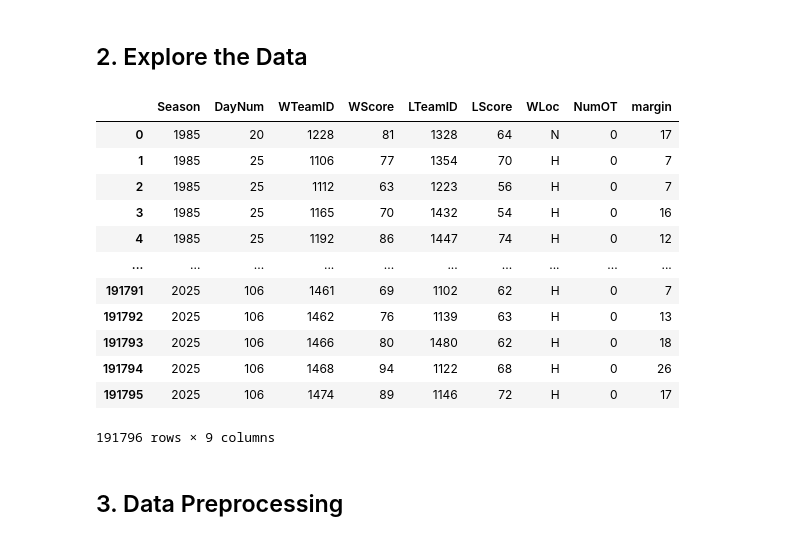
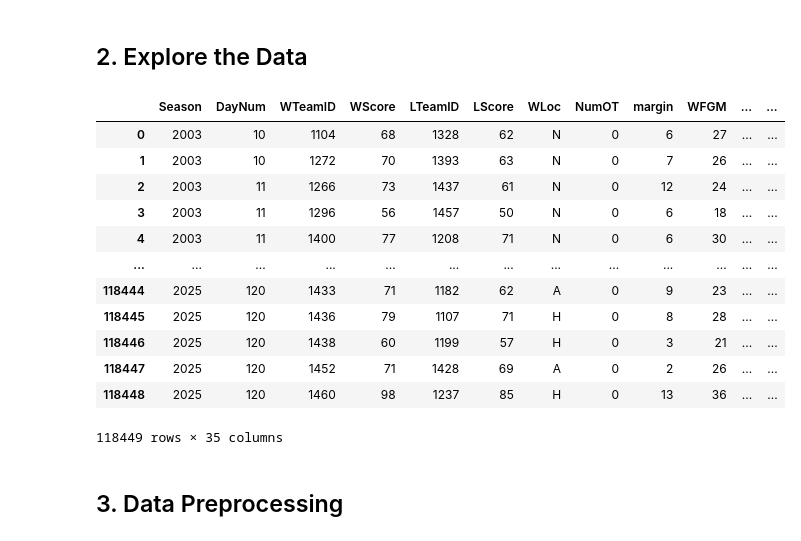
Before and after one commit to akaiuun12/MarchMadness2025, a Jupyter notebook: march_madness_2025.ipynb, the cells around one changed output. Saved outputs shown, nothing was run; the diff lists cells and outputs as text; code cells hidden in the pictures.

Commit message:
Kaggle Notebook | March Mania 2025 | Version 4

```diff
--- a/march_madness_2025.ipynb
+++ b/march_madness_2025.ipynb
@@ -13,24 +61,27 @@ import pandas as pd
 ## 2. Explore the Data
 # %%
 # Regular Season Results
-regular_season_results = pd.read_csv('competition_data/MRegularSeasonCompactResults.csv')
+regular_season_results = pd.read_csv('/kaggle/input/march-machine-learning-mania-2025/MRegularSeasonCompactResults.csv')
 regular_season_results['margin'] = regular_season_results['WScore'] - regular_season_results['LScore']
 
-regular_season_results
+rs_detailed = pd.read_csv('/kaggle/input/march-machine-learning-mania-2025/MRegularSeasonDetailedResults.csv')
+df_rs_games = pd.merge(left=regular_season_results, right=rs_detailed)
+
+df_rs_games
 # %% [output]
-|  | Season | DayNum | WTeamID | WScore | LTeamID | LScore | WLoc | NumOT | margin |
-| 0 | 1985 | 20 | 1228 | 81 | 1328 | 64 | N | 0 | 17 |
-| 1 | 1985 | 25 | 1106 | 77 | 1354 | 70 | H | 0 | 7 |
-| 2 | 1985 | 25 | 1112 | 63 | 1223 | 56 | H | 0 | 7 |
-| 3 | 1985 | 25 | 1165 | 70 | 1432 | 54 | H | 0 | 16 |
-| 4 | 1985 | 25 | 1192 | 86 | 1447 | 74 | H | 0 | 12 |
-| ... | ... | ... | ... | ... | ... | ... | ... | ... | ... |
-| 191791 | 2025 | 106 | 1461 | 69 | 1102 | 62 | H | 0 | 7 |
-| 191792 | 2025 | 106 | 1462 | 76 | 1139 | 63 | H | 0 | 13 |
-| 191793 | 2025 | 106 | 1466 | 80 | 1480 | 62 | H | 0 | 18 |
-| 191794 | 2025 | 106 | 1468 | 94 | 1122 | 68 | H | 0 | 26 |
-| 191795 | 2025 | 106 | 1474 | 89 | 1146 | 72 | H | 0 | 17 |
+|  | Season | DayNum | WTeamID | WScore | LTeamID | LScore | WLoc | NumOT | margin | WFGM | ... | ... |
+| 0 | 2003 | 10 | 1104 | 68 | 1328 | 62 | N | 0 | 6 | 27 | ... | ... |
+| 1 | 2003 | 10 | 1272 | 70 | 1393 | 63 | N | 0 | 7 | 26 | ... | ... |
+| 2 | 2003 | 11 | 1266 | 73 | 1437 | 61 | N | 0 | 12 | 24 | ... | ... |
+| 3 | 2003 | 11 | 1296 | 56 | 1457 | 50 | N | 0 | 6 | 18 | ... | ... |
+| 4 | 2003 | 11 | 1400 | 77 | 1208 | 71 | N | 0 | 6 | 30 | ... | ... |
+| ... | ... | ... | ... | ... | ... | ... | ... | ... | ... | ... | ... | ... |
+| 118444 | 2025 | 120 | 1433 | 71 | 1182 | 62 | A | 0 | 9 | 23 | ... | ... |
+| 118445 | 2025 | 120 | 1436 | 79 | 1107 | 71 | H | 0 | 8 | 28 | ... | ... |
+| 118446 | 2025 | 120 | 1438 | 60 | 1199 | 57 | H | 0 | 3 | 21 | ... | ... |
+| 118447 | 2025 | 120 | 1452 | 71 | 1428 | 69 | A | 0 | 2 | 26 | ... | ... |
+| 118448 | 2025 | 120 | 1460 | 98 | 1237 | 85 | H | 0 | 13 | 36 | ... | ... |
-191796 rows × 9 columns
+118449 rows × 35 columns
 # %% [markdown]
 ## 3. Data Preprocessing
 # %% [markdown]
```
Also changed, not shown: parts of 13 cells of this notebook.
